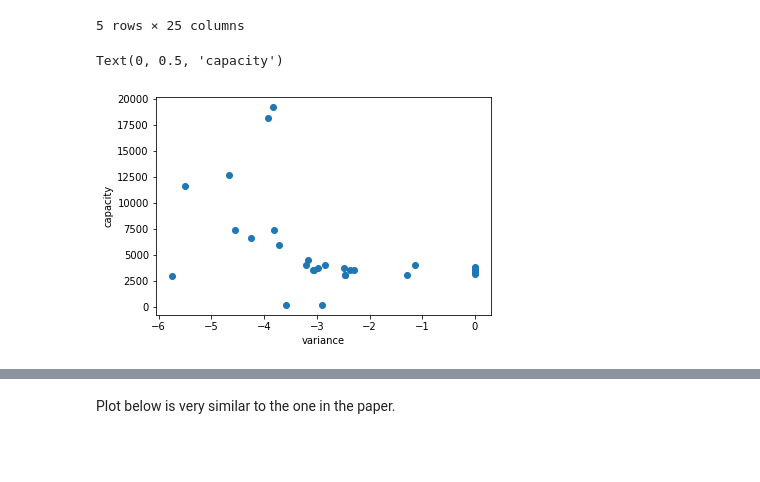
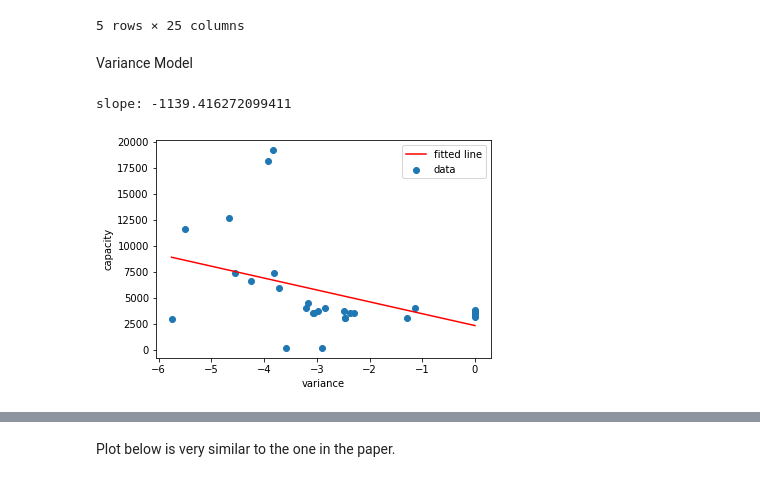
Before and after one commit to ayakkala1/TRI-Capstone, a Jupyter notebook: NewData/EDA.ipynb, the cells around one changed output, grey strips where cells are left out. Cells and saved outputs as stored; diff of their text form; code cells hidden in the pictures; blank space fills up the shorter version.

```diff
--- a/NewData/EDA.ipynb
+++ b/NewData/EDA.ipynb
@@ -115,29 +120,37 @@ full_df.head()
 # %%
-variance_model_features = 'X.abs_variance_discharge_capacity_difference_cycles_2:100'
-discharge_model_features = ['X.abs_min_discharge_capacity_difference_cycles_2:100',
-                            'X.abs_variance_discharge_capacity_difference_cycles_2:100',
-                            'X.abs_skew_discharge_capacity_difference_cycles_2:100',
-                            'X.abs_kurtosis_discharge_capacity_difference_cycles_2:100',
-                            'X.discharge_capacity_cycle_2',
-                            'X.max_discharge_capacity_difference'
+variance_model_features = 'abs_variance_discharge_capacity_difference_cycles_2:100'
+discharge_model_features = ['abs_min_discharge_capacity_difference_cycles_2:100',
+                            'abs_variance_discharge_capacity_difference_cycles_2:100',
+                            'abs_skew_discharge_capacity_difference_cycles_2:100',
+                            'abs_kurtosis_discharge_capacity_difference_cycles_2:100',
+                            'discharge_capacity_cycle_2',
+                            'max_discharge_capacity_difference'
                             ]
-full_model_features = ['X.abs_min_discharge_capacity_difference_cycles_2:100',
-                       'X.abs_variance_discharge_capacity_difference_cycles_2:100',
-                       'X.slope_discharge_capacity_cycle_number_2:100',
-                       'X.intercept_discharge_capacity_cycle_number_2:100',
-                       'X.discharge_capacity_cycle_2',
-                       'X.charge_time_cycles_1:5',
-                       'X.integrated_time_temperature_cycles_1:100',
-                       'X.min_internal_resistance_cycles_2:100',
-                       'X.internal_resistance_difference_cycles_2:100']
-y = 'X.capacity_0.8'
+full_model_features = ['abs_min_discharge_capacity_difference_cycles_2:100',
+                       'abs_variance_discharge_capacity_difference_cycles_2:100',
+                       'slope_discharge_capacity_cycle_number_2:100',
+                       'intercept_discharge_capacity_cycle_number_2:100',
+                       'discharge_capacity_cycle_2',
+                       'charge_time_cycles_1:5',
+                       'integrated_time_temperature_cycles_1:100',
+                       'min_internal_resistance_cycles_2:100',
+                       'internal_resistance_difference_cycles_2:100']
+y = 'capacity_0.8'
-# %%
-plt.scatter(full_df["abs_variance_discharge_capacity_difference_cycles_2:100"], full_df["capacity_0.8"])
-plt.xlabel('variance')
-plt.ylabel('capacity')
-# %% [output]
-Text(0, 0.5, 'capacity')
-[figure, removed]
+# %% [markdown]
+Variance Model
+# %%
+x = full_df["abs_variance_discharge_capacity_difference_cycles_2:100"]
+#slope, intercept, r_value, p_value, std_err = stats.linregress(x, full_df[y])
+plt.scatter(x, full_df[y], label="data")
+plt.xlabel('variance')
+plt.ylabel('capacity')
+plt.plot(np.unique(x), np.poly1d(np.polyfit(x, full_df[y], 1))(np.unique(x)), 'r', label="fitted line")
+#plt.plot(np.unique(x), np.poly1d([slope, intercept])(np.unique(x)), 'r', label="fitted line")
+plt.legend()
+print("slope:", np.polyfit(x, full_df[y], 1)[0])
+# %% [output]
+slope: -1139.416272099411
+[figure, added]
 # %%
 xvars = ['abs_min_discharge_capacity_difference_cycles_2:100',
          'abs_variance_discharge_capacity_difference_cycles_2:100',
```
Also changed, not shown: parts of 22 cells of this notebook, 3 other files.
